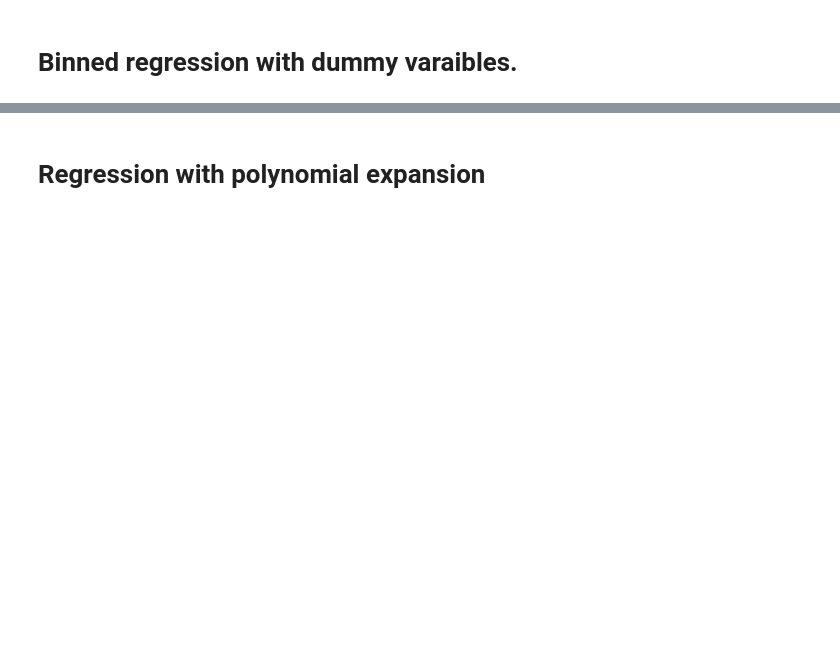
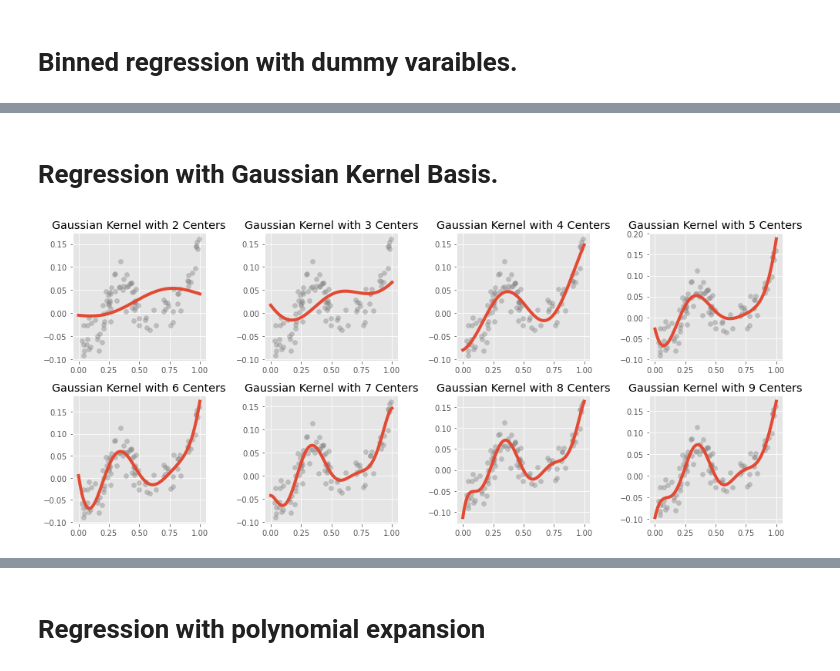
Before and after one commit to madrury/basis-expansions, a Jupyter notebook: examples/basis-expansion-regressions.ipynb, the cells around one changed output, grey strips where cells are left out. Cells and saved outputs as stored; diff of their text form; code cells hidden in the pictures; blank space fills up the shorter version.

```diff
--- a/examples/basis-expansion-regressions.ipynb
+++ b/examples/basis-expansion-regressions.ipynb
@@ -212,0 +227,2 @@ ax.set_title("Binned Regresson vs. True Signal")
+# %% [markdown]
+# Regression with Gaussian Kernel Basis.
@@ -212,0 +240,12 @@ ax.set_title("Binned Regresson vs. True Signal")
+# %%
+fig, ax = plt.subplots(2, 4, figsize=(14, 6))
+
+t = np.linspace(0, 1, 250)
+for n_centers, ax in enumerate(ax.flatten(), start=2):
+    ax.plot(t, regressions[n_centers].predict(t.reshape(-1, 1)), linewidth=4)
+    ax.scatter(x, y, alpha=0.4, color="grey")
+    ax.set_title("Gaussian Kernel with {} Centers".format(n_centers))
+
+fig.tight_layout()
+# %% [output]
+[figure, added]
```
Also changed, not shown: parts of 50 cells of this notebook.
